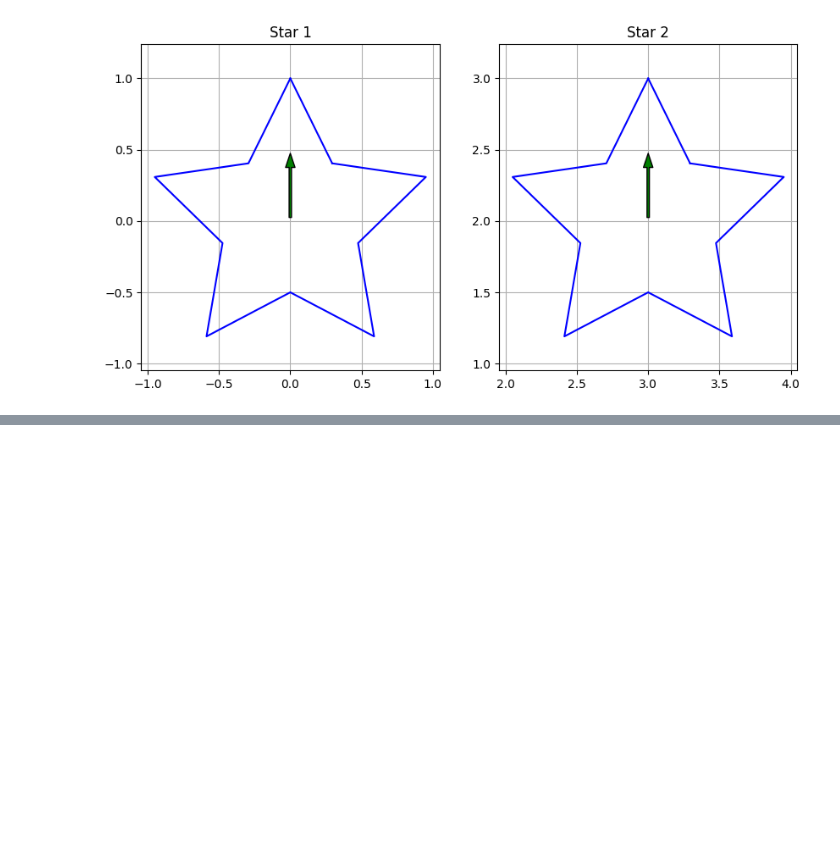
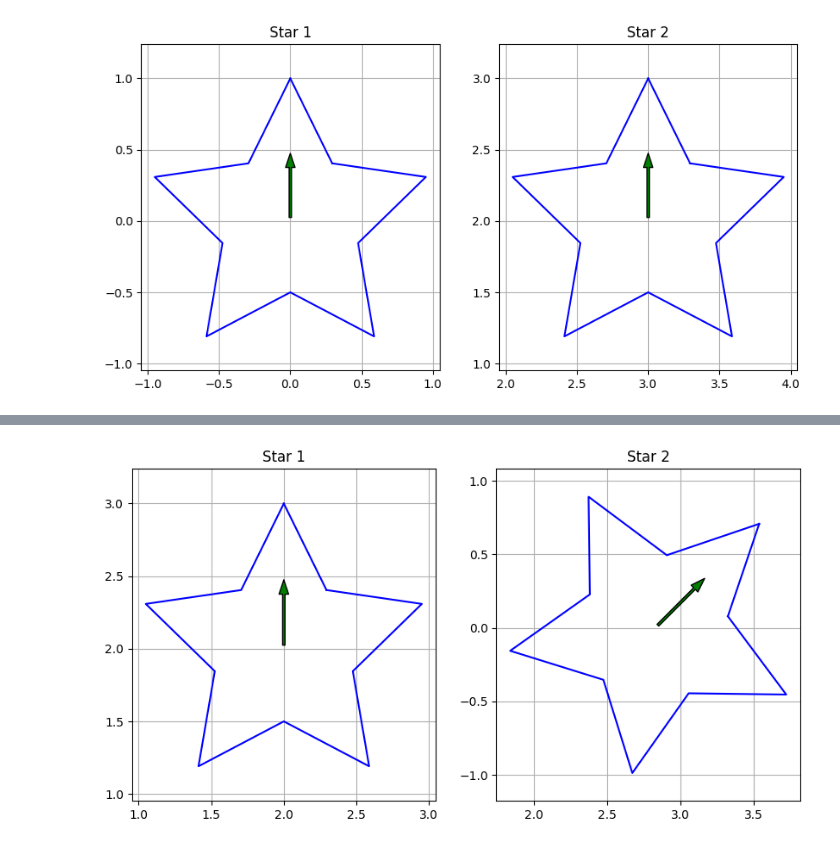
Before and after one commit to arnavkapasiuf/BME3053C-Spring-2025, a Jupyter notebook: homework/Homework_5.ipynb, the cells around one changed output, grey strips where cells are left out. Cells and saved outputs as stored; diff of their text form; code cells hidden in the pictures; blank space fills up the shorter version.

```diff
--- a/homework/Homework_5.ipynb
+++ b/homework/Homework_5.ipynb
@@ -95,0 +116,15 @@ plot_stars( [star,translated_star])
+# %%
+def rotate_vertices(star_points, angle_degrees):
+    rotation = rotate(angle_degrees)
+    rotated_star = (rotation  @ star_points.T).T
+
+    return rotated_star[:,:2]
+
+
+star = generate_star(center=(2,2), homogeneous=True)
+
+rotated_star = rotate_vertices(star, -45)
+
+plot_stars([star,rotated_star])
+# %% [output]
+[figure, added]
```
Also changed, not shown: parts of 3 cells of this notebook.
